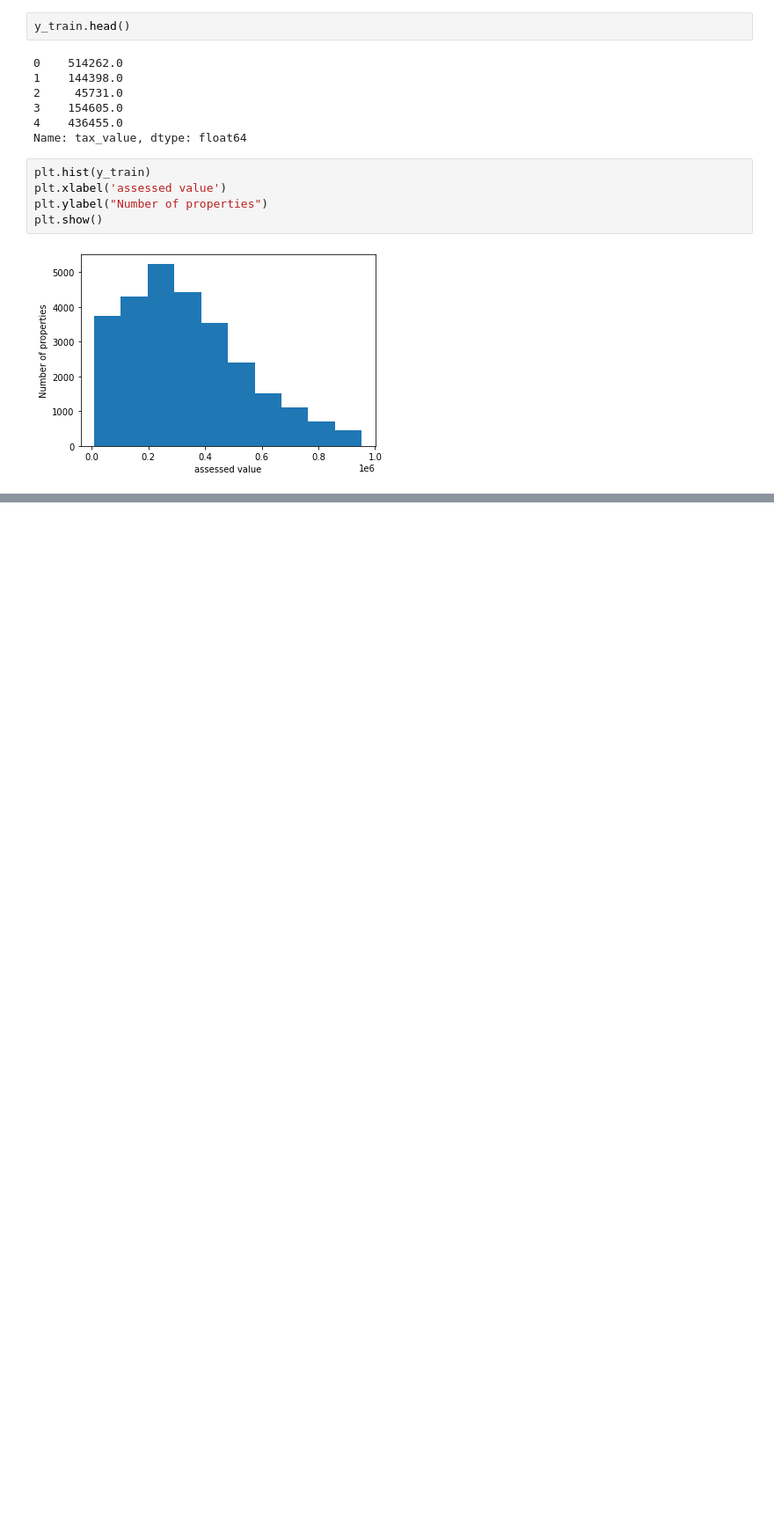
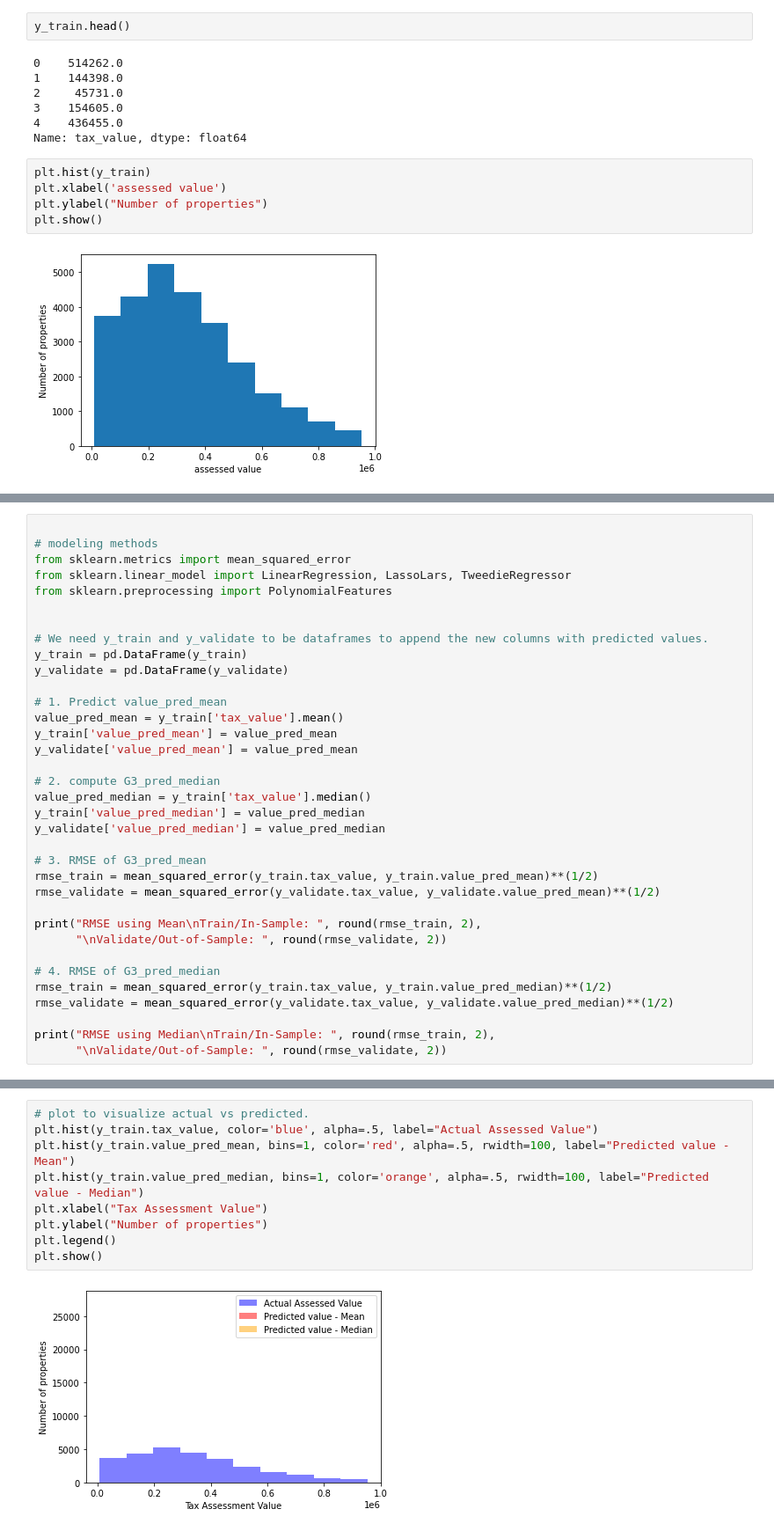
Before and after one commit to joe-bennett/zillow-project, a Jupyter notebook: initial_workbook.ipynb, the cells around one changed output, grey strips where cells are left out. Shown: that part at 88% size. Cells and saved outputs as stored; diff of their text form; blank space fills up the shorter version.

```diff
--- a/initial_workbook.ipynb
+++ b/initial_workbook.ipynb
@@ -171,0 +170,35 @@ sklearn.linear_model.LinearRegression(Normalize=True)
+# %%
+
+# modeling methods
+from sklearn.metrics import mean_squared_error
+from sklearn.linear_model import LinearRegression, LassoLars, TweedieRegressor
+from sklearn.preprocessing import PolynomialFeatures
+
+
+# We need y_train and y_validate to be dataframes to append the new columns with predicted values.
+y_train = pd.DataFrame(y_train)
+y_validate = pd.DataFrame(y_validate)
+
+# 1. Predict value_pred_mean
+value_pred_mean = y_train['tax_value'].mean()
+y_train['value_pred_mean'] = value_pred_mean
+y_validate['value_pred_mean'] = value_pred_mean
+
+# 2. compute G3_pred_median
+value_pred_median = y_train['tax_value'].median()
+y_train['value_pred_median'] = value_pred_median
+y_validate['value_pred_median'] = value_pred_median
+
+# 3. RMSE of G3_pred_mean
+rmse_train = mean_squared_error(y_train.tax_value, y_train.value_pred_mean)**(1/2)
+rmse_validate = mean_squared_error(y_validate.tax_value, y_validate.value_pred_mean)**(1/2)
+
+print("RMSE using Mean\nTrain/In-Sample: ", round(rmse_train, 2),
+      "\nValidate/Out-of-Sample: ", round(rmse_validate, 2))
+
+# 4. RMSE of G3_pred_median
+rmse_train = mean_squared_error(y_train.tax_value, y_train.value_pred_median)**(1/2)
+rmse_validate = mean_squared_error(y_validate.tax_value, y_validate.value_pred_median)**(1/2)
+
+print("RMSE using Median\nTrain/In-Sample: ", round(rmse_train, 2),
+      "\nValidate/Out-of-Sample: ", round(rmse_validate, 2))
@@ -171,0 +212,11 @@ sklearn.linear_model.LinearRegression(Normalize=True)
+# %%
+# plot to visualize actual vs predicted.
+plt.hist(y_train.tax_value, color='blue', alpha=.5, label="Actual Assessed Value")
+plt.hist(y_train.value_pred_mean, bins=1, color='red', alpha=.5, rwidth=100, label="Predicted value - Mean")
+plt.hist(y_train.value_pred_median, bins=1, color='orange', alpha=.5, rwidth=100, label="Predicted value - Median")
+plt.xlabel("Tax Assessment Value")
+plt.ylabel("Number of properties")
+plt.legend()
+plt.show()
+# %% [output]
+[figure, added]
```
Also changed, not shown: parts of 3 cells of this notebook.
